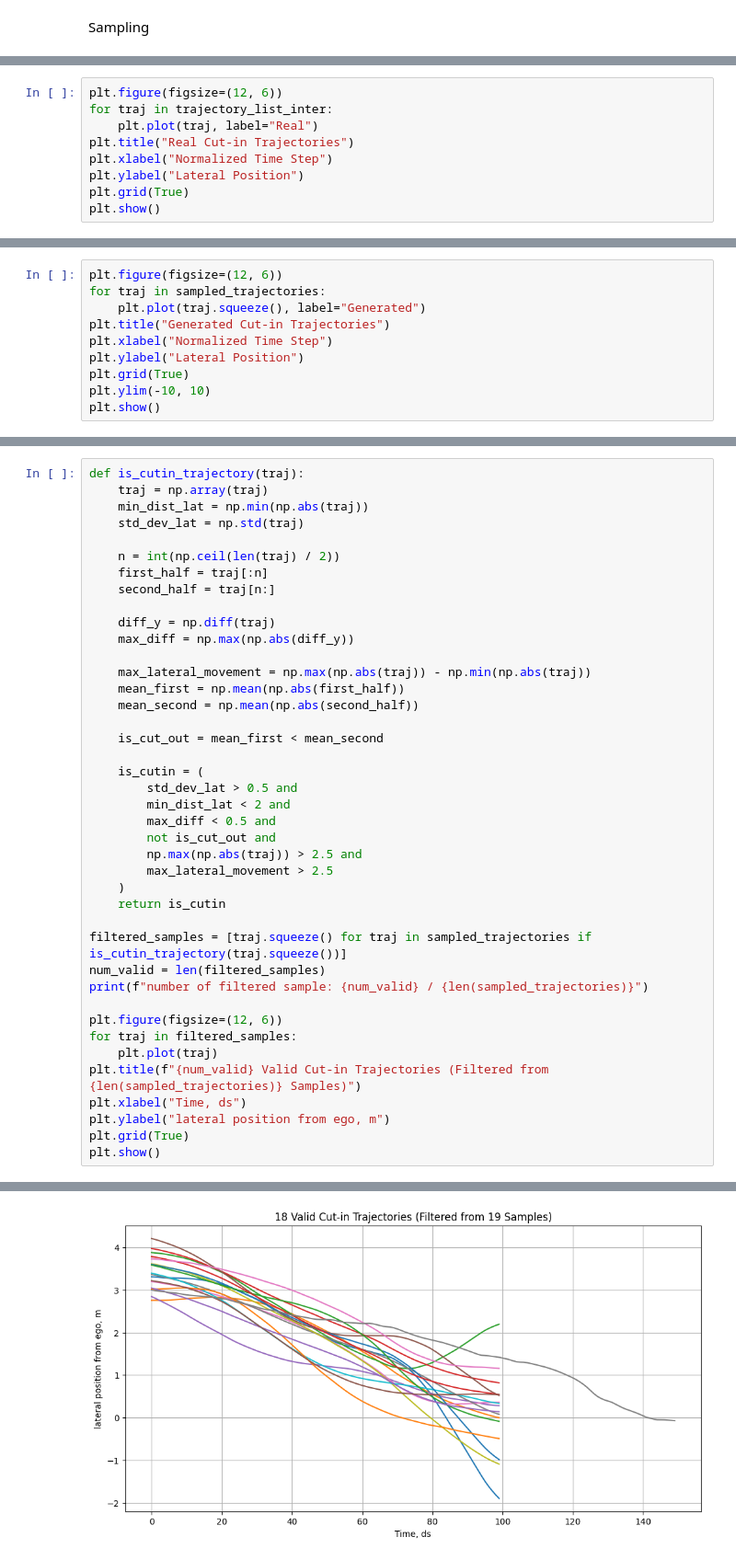
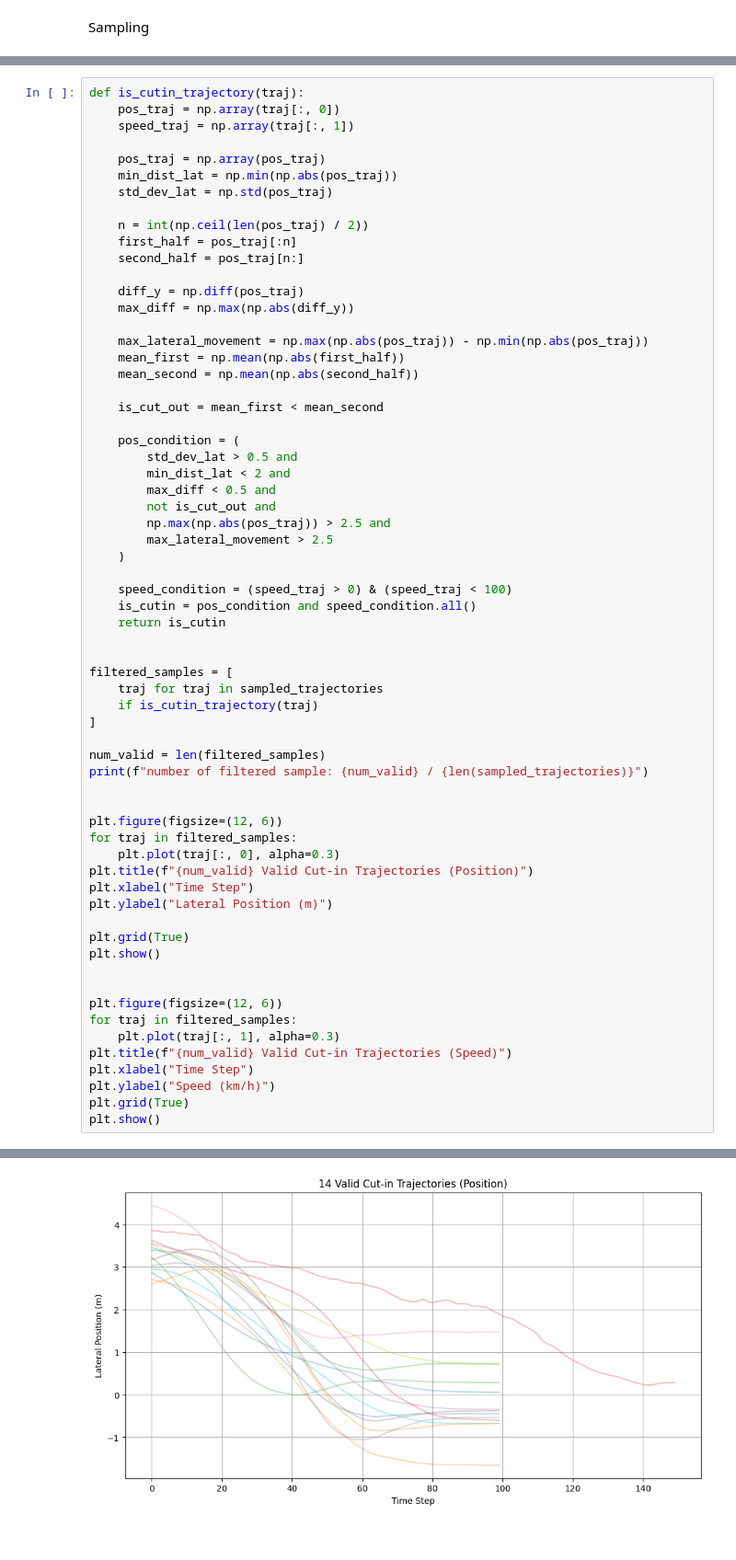
Before and after one commit to RuoxinFeng/Sampling_Normalizing_Flow, a Jupyter notebook: Time_Series/Cut_in_series.ipynb, the cells around one changed output, grey strips where cells are left out. Shown at 92% size. Drawn from its saved outputs; the diff is of its cells as text.

```diff
--- a/Time_Series/Cut_in_series.ipynb
+++ b/Time_Series/Cut_in_series.ipynb
@@ -219,10 +231 @@ for length, count in length_ratios.items():
             sampled_trajectories.append(new_trajectory)
-# %%
-plt.figure(figsize=(12, 6))
-for traj in trajectory_list_inter:
-    plt.plot(traj, label="Real")
-plt.title("Real Cut-in Trajectories")
-plt.xlabel("Normalized Time Step")
-plt.ylabel("Lateral Position")
-plt.grid(True)
-plt.show()
@@ -231,10 +231,0 @@ plt.show()
-# %%
-plt.figure(figsize=(12, 6))
-for traj in sampled_trajectories:
-    plt.plot(traj.squeeze(), label="Generated")
-plt.title("Generated Cut-in Trajectories")
-plt.xlabel("Normalized Time Step")
-plt.ylabel("Lateral Position")
-plt.grid(True)
-plt.ylim(-10, 10)
-plt.show()
@@ -243,42 +232,65 @@ plt.show()
 # %%
 def is_cutin_trajectory(traj):
-    traj = np.array(traj)
-    min_dist_lat = np.min(np.abs(traj))
-    std_dev_lat = np.std(traj)
+    pos_traj = np.array(traj[:, 0])
+    speed_traj = np.array(traj[:, 1])
 
-    n = int(np.ceil(len(traj) / 2))
-    first_half = traj[:n]
-    second_half = traj[n:]
+    pos_traj = np.array(pos_traj)
+    min_dist_lat = np.min(np.abs(pos_traj))
+    std_dev_lat = np.std(pos_traj)
 
-    diff_y = np.diff(traj)
+    n = int(np.ceil(len(pos_traj) / 2))
+    first_half = pos_traj[:n]
+    second_half = pos_traj[n:]
+
+    diff_y = np.diff(pos_traj)
     max_diff = np.max(np.abs(diff_y))
 
-    max_lateral_movement = np.max(np.abs(traj)) - np.min(np.abs(traj))
+    max_lateral_movement = np.max(np.abs(pos_traj)) - np.min(np.abs(pos_traj))
     mean_first = np.mean(np.abs(first_half))
     mean_second = np.mean(np.abs(second_half))
 
     is_cut_out = mean_first < mean_second
 
-    is_cutin = (
+    pos_condition = (
         std_dev_lat > 0.5 and
         min_dist_lat < 2 and
         max_diff < 0.5 and
         not is_cut_out and
-        np.max(np.abs(traj)) > 2.5 and
+        np.max(np.abs(pos_traj)) > 2.5 and
         max_lateral_movement > 2.5
     )
+
+    speed_condition = (speed_traj > 0) & (speed_traj < 100)
+    is_cutin = pos_condition and speed_condition.all()
     return is_cutin
 
-filtered_samples = [traj.squeeze() for traj in sampled_trajectories if is_cutin_trajectory(traj.squeeze())]
+
+filtered_samples = [
+    traj for traj in sampled_trajectories
+    if is_cutin_trajectory(traj)
+]
+
 num_valid = len(filtered_samples)
 print(f"number of filtered sample: {num_valid} / {len(sampled_trajectories)}")
 
+
 plt.figure(figsize=(12, 6))
 for traj in filtered_samples:
-    plt.plot(traj)
-plt.title(f"{num_valid} Valid Cut-in Trajectories (Filtered from {len(sampled_trajectories)} Samples)")
-plt.xlabel("Time, ds")
-plt.ylabel("lateral position from ego, m")
+    plt.plot(traj[:, 0], alpha=0.3)
+plt.title(f"{num_valid} Valid Cut-in Trajectories (Position)")
+plt.xlabel("Time Step")
+plt.ylabel("Lateral Position (m)")
+
 plt.grid(True)
 plt.show()
+
+
+plt.figure(figsize=(12, 6))
+for traj in filtered_samples:
+    plt.plot(traj[:, 1], alpha=0.3)
+plt.title(f"{num_valid} Valid Cut-in Trajectories (Speed)")
+plt.xlabel("Time Step")
+plt.ylabel("Speed (km/h)")
+plt.grid(True)
+plt.show()
 # %% [output]
@@ -286 +298 @@ number of filtered sample: 18 / 19
-[figure, old version]
+[figure, new version]
```
Also changed, not shown: parts of 8 cells of this notebook, 1 other file.
